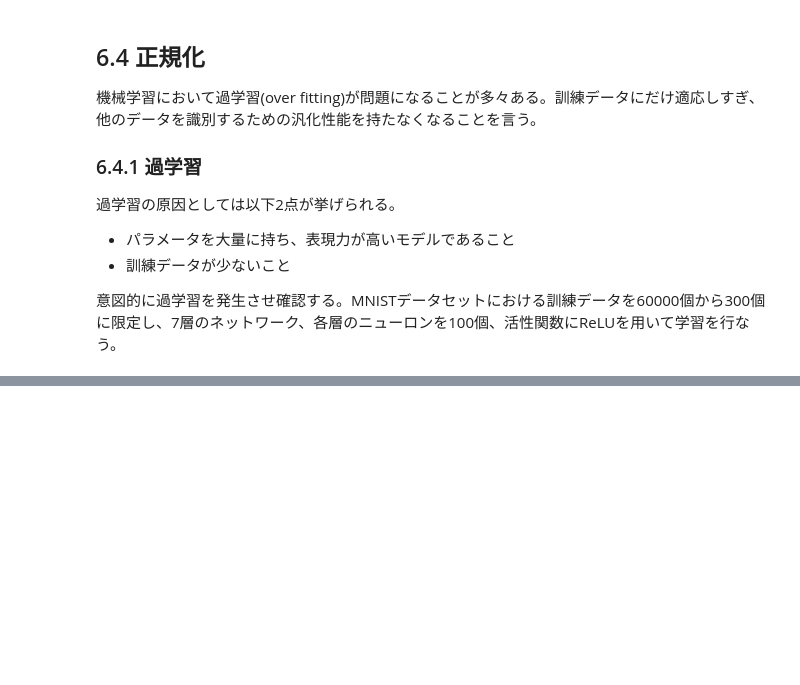
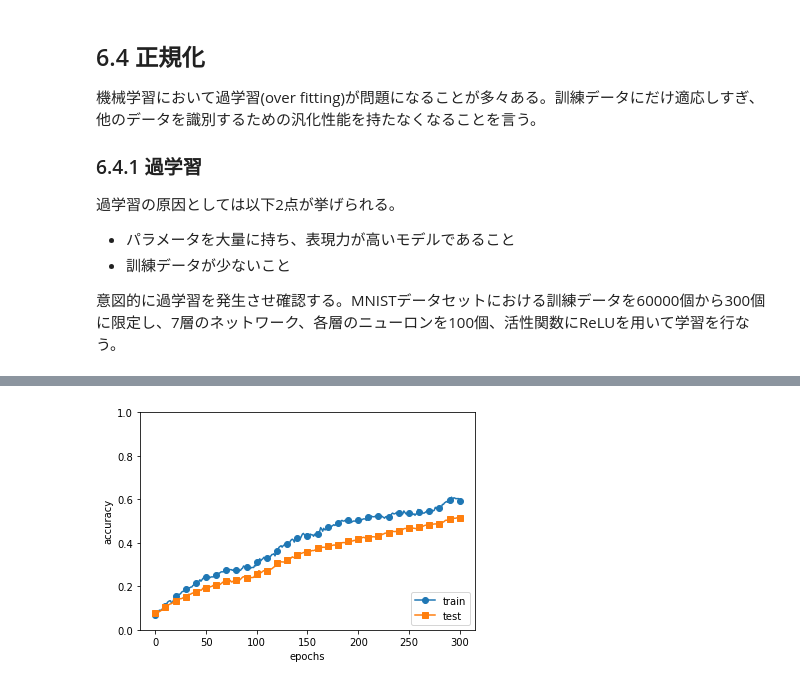
Before and after one commit to kamujun/exercise_of_deep_larning_from_scratch, a Jupyter notebook: notebooks/section6.ipynb, the cells around one changed output, grey strips where cells are left out. Cells and saved outputs as stored; diff of their text form; code cells hidden in the pictures; blank space fills up the shorter version.

```diff
--- a/notebooks/section6.ipynb
+++ b/notebooks/section6.ipynb
@@ -921,0 +994,44 @@ epoch:199, train acc:0.886666666667, test acc:0.7062
+# %%
+import os
+import sys
+sys.path.append(os.pardir)  # 親ディレクトリのファイルをインポートするための設定
+import numpy as np
+import matplotlib.pyplot as plt
+from src.mnist import load_mnist
+from src.multi_layer_net_extend import MultiLayerNetExtend
+from src.trainer import Trainer
+
+(x_train, t_train), (x_test, t_test) = load_mnist(normalize=True)
+
+# 過学習を再現するために、学習データを削減
+x_train = x_train[:300]
+t_train = t_train[:300]
+
+# Dropuoutの有無、割り合いの設定 ========================
+use_dropout = True  # Dropoutなしのときの場合はFalseに
+dropout_ratio = 0.2
+# ====================================================
+
+network = MultiLayerNetExtend(input_size=784, hidden_size_list=[100, 100, 100, 100, 100, 100],
+                              output_size=10, use_dropout=use_dropout, dropout_ration=dropout_ratio)
+
+
+trainer = Trainer(network, x_train, t_train, x_test, t_test,
+                  epochs=301, mini_batch_size=100,
+                  optimizer='sgd', optimizer_param={'lr': 0.01}, verbose=False)
+trainer.train()
+
+train_acc_list, test_acc_list = trainer.train_acc_list, trainer.test_acc_list
+
+# グラフの描画==========
+markers = {'train': 'o', 'test': 's'}
+x = np.arange(len(train_acc_list))
+plt.plot(x, train_acc_list, marker='o', label='train', markevery=10)
+plt.plot(x, test_acc_list, marker='s', label='test', markevery=10)
+plt.xlabel("epochs")
+plt.ylabel("accuracy")
+plt.ylim(0, 1.0)
+plt.legend(loc='lower right')
+plt.show()
+# %% [output]
+[figure, added]
```
Also changed, not shown: parts of 11 cells of this notebook, 1 other file.
